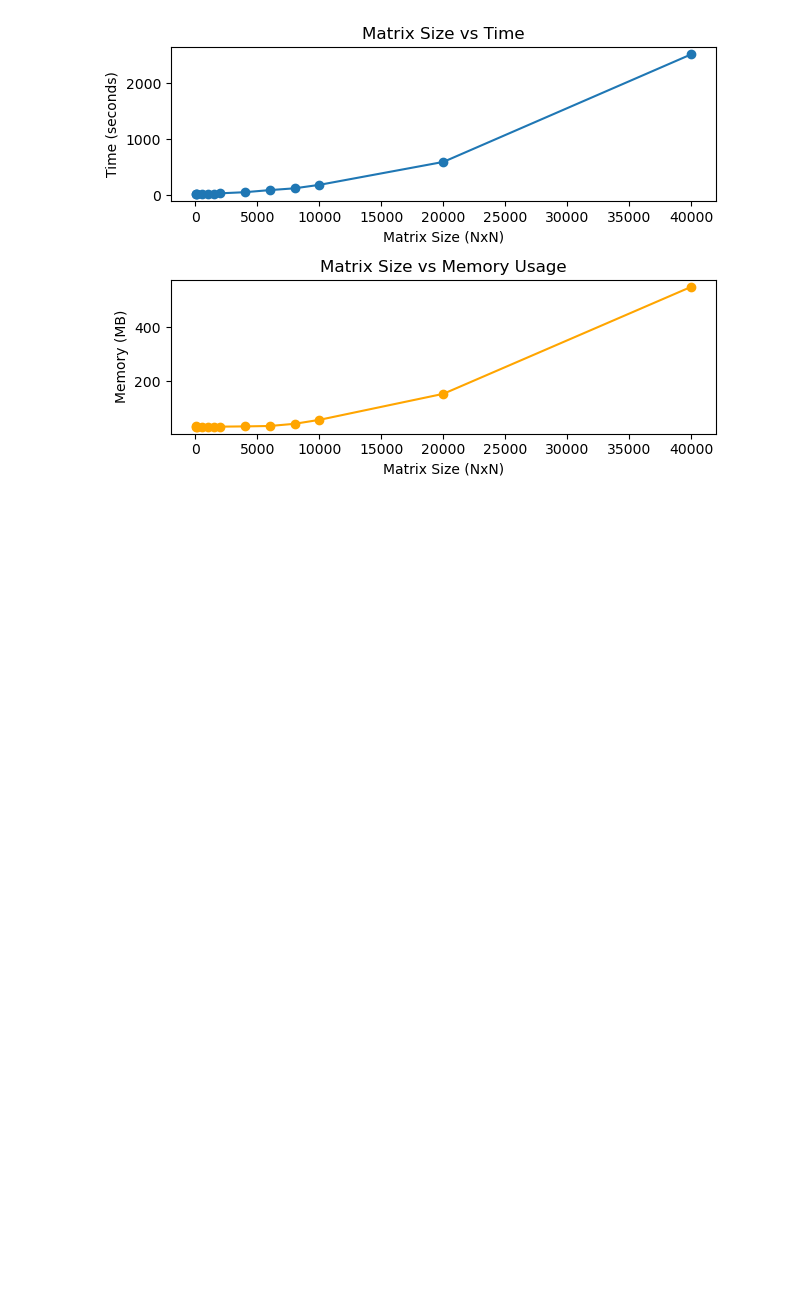
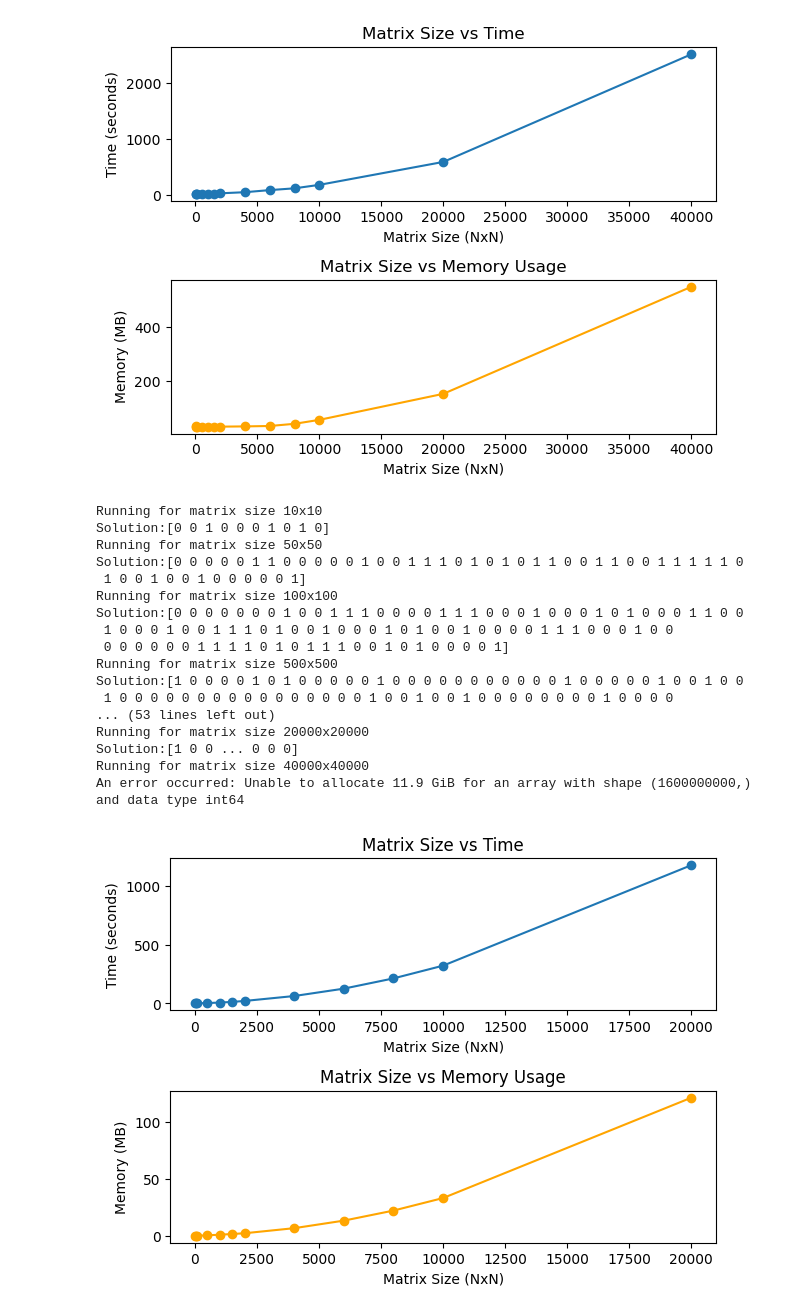
Before and after one commit to vitahehe/quantum-ocean-sdk, a Jupyter notebook: tetsingQUBO.ipynb, the cells around one changed output. Saved outputs shown, nothing was run; the diff lists cells and outputs as text; code cells hidden in the pictures; blank space fills up the shorter version.

Commit message:
QA scaling measurments and solution validationg of qubos

```diff
--- a/tetsingQUBO.ipynb
+++ b/tetsingQUBO.ipynb
@@ -175,14 +156,13 @@ def test_scalability():
     matrix_sizes = []
     memory_usage = []
     time_taken = []
-    sizes = [10, 50, 100, 500, 1000, 1500, 2000 ,4000, 6000, 8000, 10000 ,20000, 40000, 60000, 80000 ,100000, 120000, 140000, 160000, 180000, 200000]
-
+    #sizes = [10, 50, 100, 500, 1000, 1500, 2000 ,4000, 6000, 8000, 10000 ,20000, 40000, 60000, 80000 ,100000, 120000, 140000, 160000, 180000, 200000]
+    sizes= [10, 20 , 40]
     try:
         for size in sizes:
             print(f"Running for matrix size {size}x{size}")
-            A = sparse_random(size, size, density=0.01, format='csc', dtype=np.float64)
-            A.data = np.ones_like(A.data)
-            b = np.random.randn(size)  # Random linear terms
+            A = sparse_random(size)
+            b = np.zeros(size)  # Random linear terms
 
             sol, t, memory = qubosolverHr(A, b)
             matrix_sizes.append(size)
@@ -288,38 +268,57 @@ def test_scalability():
     matrix_sizes = []
     memory_usage = []
     time_taken = []
-    #sizes = [10, 50, 100, 500, 1000, 1500, 2000 ,4000, 6000, 8000, 10000 ,20000, 40000, 60000, 80000 ,100000, 120000, 140000, 160000, 180000, 200000]
-    sizes= [2,3,4]
+    sizes = [10, 50, 100, 500, 1000, 1500, 2000 ,4000, 6000, 8000, 10000 ,20000, 40000, 60000, 80000 ,100000, 120000, 140000, 160000, 180000, 200000]
+    #sizes= [2,3,4]
     try:
         for size in sizes:
             print(f"Running for matrix size {size}x{size}")
-            A = sparse_random(size, size, density=0.01, format='csc', dtype=np.float64)
+            A = sparse_random(size)
             b = np.zeros(size)  # Random linear terms
 
             sol, t, memory = qubosolverSA(A, b)
             matrix_sizes.append(size)
             time_taken.append(t)
             memory_usage.append(memory)
 
     except KeyboardInterrupt:
         print("Process interrupted by user.")
     except Exception as e:
         print(f"An error occurred: {e}")
     finally:
         plt.figure()
         plt.subplot(2, 1, 1)
         plt.plot(matrix_sizes, time_taken, marker='o', label='Time (seconds)')
         plt.xlabel('Matrix Size (NxN)')
         plt.ylabel('Time (seconds)')
         plt.title('Matrix Size vs Time')
 
         plt.subplot(2, 1, 2)
         plt.plot(matrix_sizes, memory_usage, marker='o', label='Peak Memory Usage (MB)', color='orange')
         plt.xlabel('Matrix Size (NxN)')
         plt.ylabel('Memory (MB)')
         plt.title('Matrix Size vs Memory Usage')
 
         plt.tight_layout()
         plt.show()
 
 test_scalability()
+# %% [output]
+Running for matrix size 10x10
+Solution:[0 0 1 0 0 0 1 0 1 0]
+Running for matrix size 50x50
+Solution:[0 0 0 0 0 1 1 0 0 0 0 0 1 0 0 1 1 1 0 1 0 1 0 1 1 0 0 1 1 0 0 1 1 1 1 1 0
+ 1 0 0 1 0 0 1 0 0 0 0 0 1]
+Running for matrix size 100x100
+Solution:[0 0 0 0 0 0 0 1 0 0 1 1 1 0 0 0 0 1 1 1 0 0 0 1 0 0 0 1 0 1 0 0 0 1 1 0 0
+ 1 0 0 0 1 0 0 1 1 1 0 1 0 0 1 0 0 0 1 0 1 0 0 1 0 0 0 0 1 1 1 0 0 0 1 0 0
+ 0 0 0 0 0 0 1 1 1 1 0 1 0 1 1 1 0 0 1 0 1 0 0 0 0 1]
+Running for matrix size 500x500
+Solution:[1 0 0 0 0 1 0 1 0 0 0 0 0 1 0 0 0 0 0 0 0 0 0 0 0 1 0 0 0 0 0 1 0 0 1 0 0
+ 1 0 0 0 0 0 0 0 0 0 0 0 0 0 0 0 0 1 0 0 1 0 0 1 0 0 0 0 0 0 0 0 1 0 0 0 0
+... (53 lines left out)
+Running for matrix size 20000x20000
+Solution:[1 0 0 ... 0 0 0]
+Running for matrix size 40000x40000
+An error occurred: Unable to allocate 11.9 GiB for an array with shape (1600000000,) and data type int64
+[figure, added]
```
Also changed, not shown: parts of 1 cell of this notebook, 4 other files.
